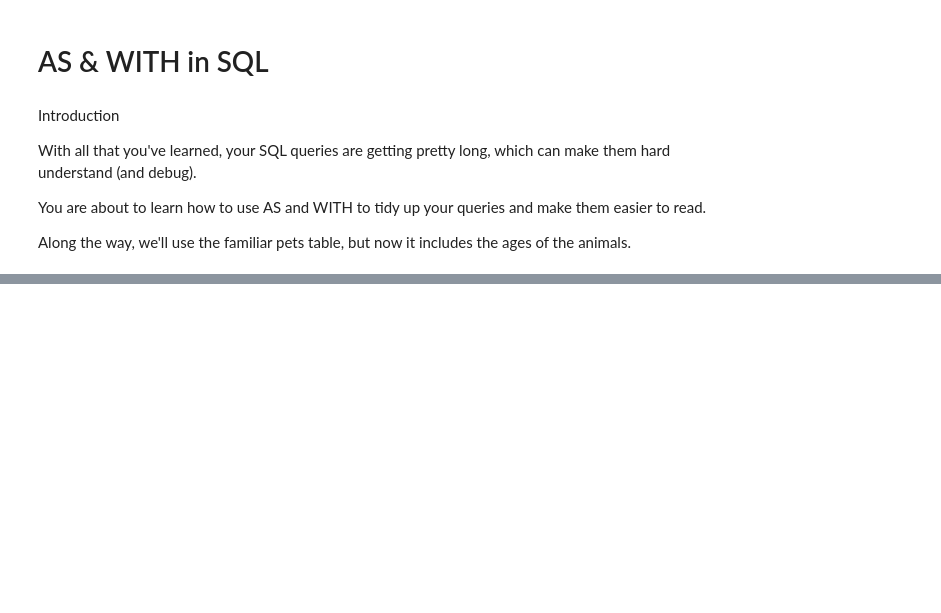
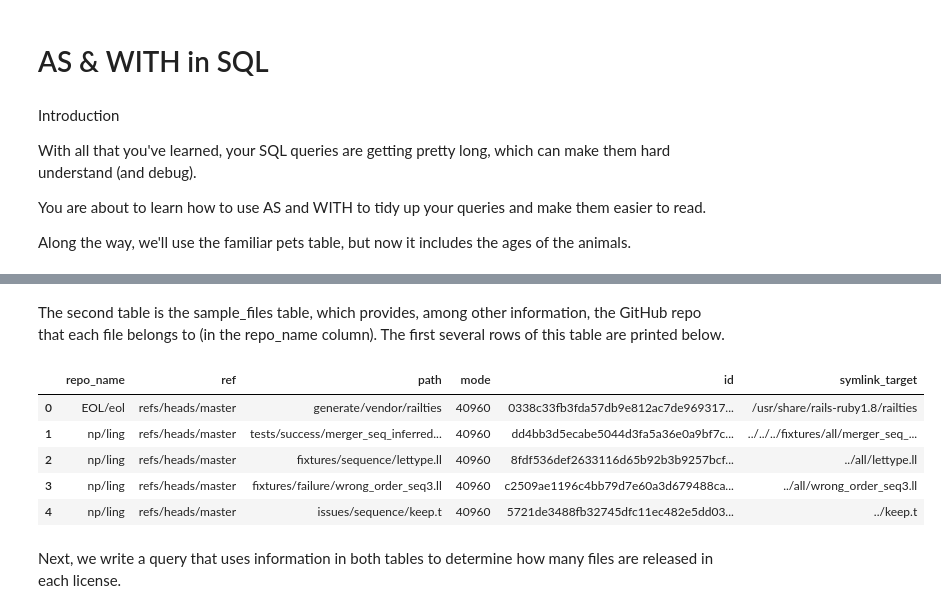
Before and after one commit to Kalderon-Sheikhman/Kaggle-All-Machine-Learning, a Jupyter notebook: 07-SQL/SQL-BIG_QUERY.ipynb, the cells around one changed output, grey strips where cells are left out. Cells and saved outputs as stored; diff of their text form; code cells hidden in the pictures; blank space fills up the shorter version.

```diff
--- a/07-SQL/SQL-BIG_QUERY.ipynb
+++ b/07-SQL/SQL-BIG_QUERY.ipynb
@@ -534,0 +673,20 @@ Along the way, we'll use the familiar pets table, but now it includes the ages o
+# %%
+from google.cloud import bigquery
+
+# Create a "Client" object
+client = bigquery.Client()
+
+# Construct a reference to the "github_repos" dataset
+dataset_ref = client.dataset("github_repos", project="bigquery-public-data")
+
+# API request - fetch the dataset
+dataset = client.get_dataset(dataset_ref)
+
+# Construct a reference to the "licenses" table
+licenses_ref = dataset_ref.table("licenses")
+
+# API request - fetch the table
+licenses_table = client.get_table(licenses_ref)
+
+# Preview the first five lines of the "licenses" table
+client.list_rows(licenses_table, max_results=5).to_dataframe()
@@ -534,0 +700,22 @@ Along the way, we'll use the familiar pets table, but now it includes the ages o
+# %% [markdown]
+
+
+The second table is the sample_files table, which provides, among other information, the GitHub repo that each file belongs to (in the repo_name column). The first several rows of this table are printed below.
+# %%
+# Construct a reference to the "sample_files" table
+files_ref = dataset_ref.table("sample_files")
+
+# API request - fetch the table
+files_table = client.get_table(files_ref)
+
+# Preview the first five lines of the "sample_files" table
+client.list_rows(files_table, max_results=5).to_dataframe()
+# %% [output]
+|  | repo_name | ref | path | mode | id | symlink_target |
+| 0 | EOL/eol | refs/heads/master | generate/vendor/railties | 40960 | 0338c33fb3fda57db9e812ac7de969317... | /usr/share/rails-ruby1.8/railties |
+| 1 | np/ling | refs/heads/master | tests/success/merger_seq_inferred... | 40960 | dd4bb3d5ecabe5044d3fa5a36e0a9bf7c... | ../../../fixtures/all/merger_seq_... |
+| 2 | np/ling | refs/heads/master | fixtures/sequence/lettype.ll | 40960 | 8fdf536def2633116d65b92b3b9257bcf... | ../all/lettype.ll |
+| 3 | np/ling | refs/heads/master | fixtures/failure/wrong_order_seq3.ll | 40960 | c2509ae1196c4bb79d7e60a3d679488ca... | ../all/wrong_order_seq3.ll |
+| 4 | np/ling | refs/heads/master | issues/sequence/keep.t | 40960 | 5721de3488fb32745dfc11ec482e5dd03... | ../keep.t |
+# %% [markdown]
+Next, we write a query that uses information in both tables to determine how many files are released in each license.
```
Also changed, not shown: parts of 20 cells of this notebook.
